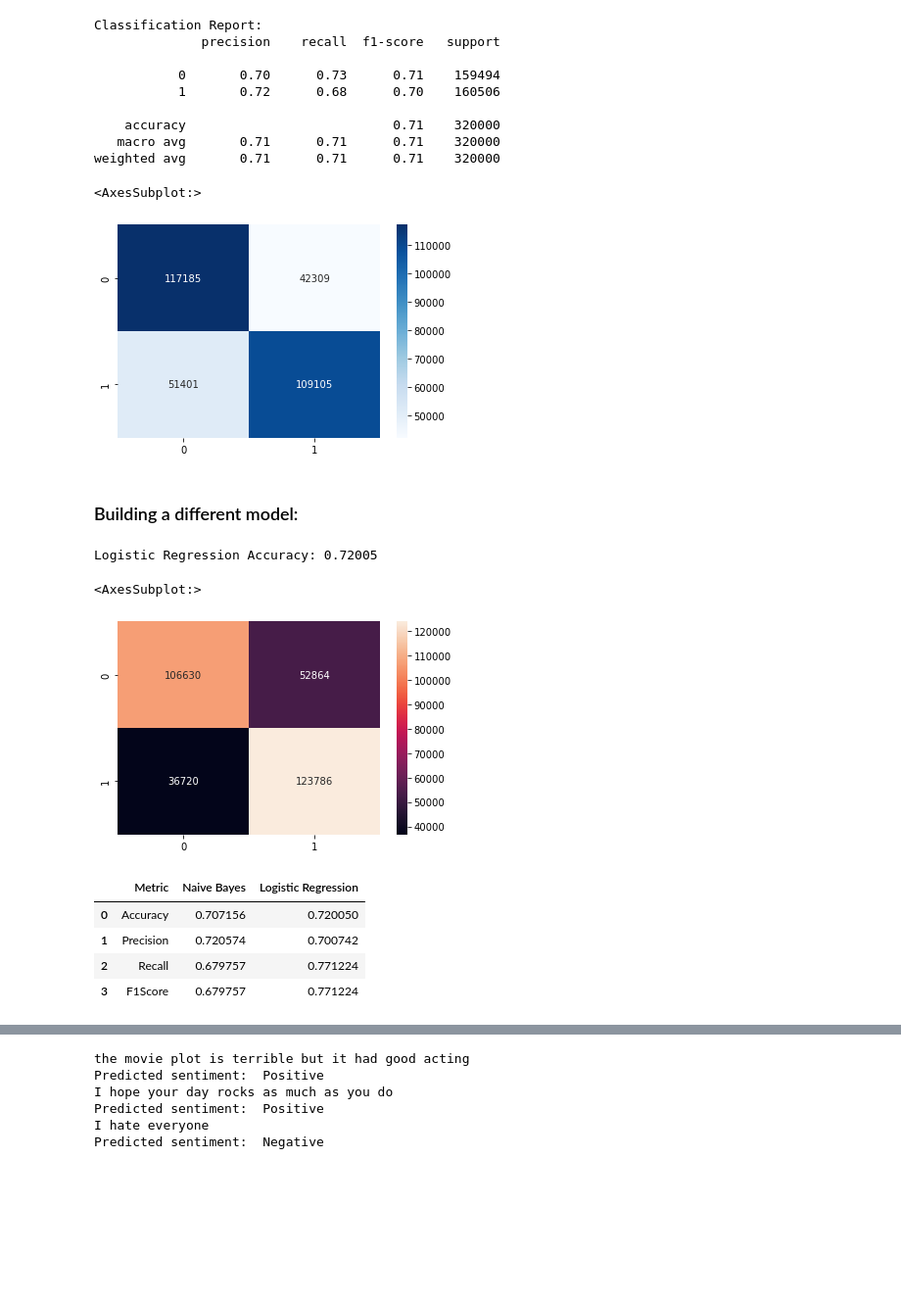
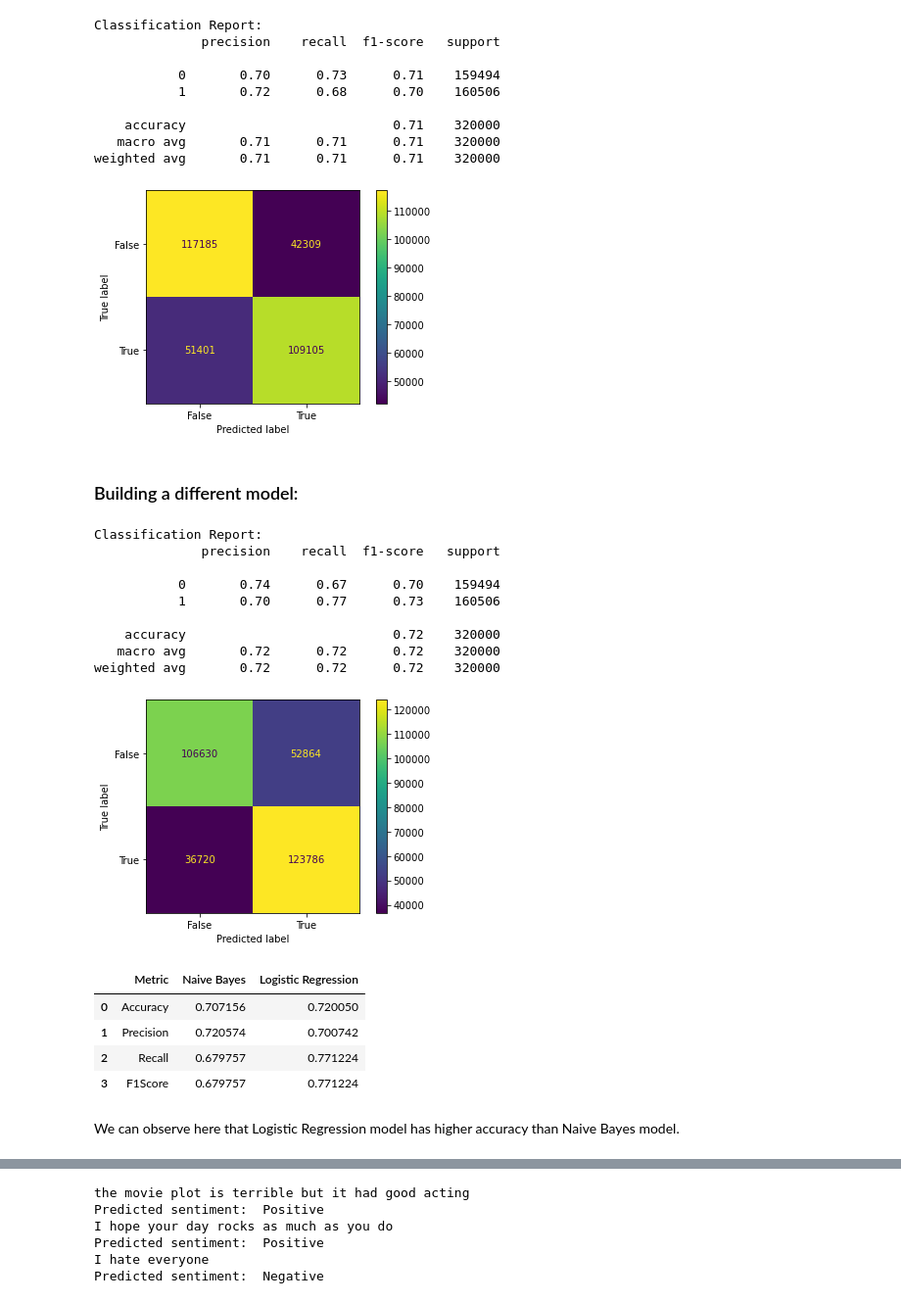
Before and after one commit to thomson18/sentiment_analysis, a Jupyter notebook: sentiment_analysis.ipynb, the cells around one changed output, grey strips where cells are left out. Shown at 98% size. Drawn from its saved outputs; the diff is of its cells as text; code cells hidden in the pictures; blank space fills up the shorter version.

```diff
--- a/sentiment_analysis.ipynb
+++ b/sentiment_analysis.ipynb
@@ -371,12 +339,13 @@ Classification Report:
    macro avg       0.71      0.71      0.71    320000
 weighted avg       0.71      0.71      0.71    320000
 # %%
-# calculate the confusion matrix
+# Calculate the Confusion matrix for Naive Bayes model
 conf_mat_nb = confusion_matrix(y_test, y_pred_nb)
 
-# plot the confusion matrix
-sns.heatmap(conf_mat_nb, annot=True, fmt='d', cmap='Blues')
+cm_display_nb = ConfusionMatrixDisplay(confusion_matrix = conf_mat_nb, display_labels = [False, True])
+
+cm_display_nb.plot()
+plt.show()
 # %% [output]
-<AxesSubplot:>
-[figure, old version]
+[figure, new version]
 # %%
@@ -405,20 +374,30 @@ model_lr.fit(X_train_tfidf, y_train)
 
 # Make predictions on the test data
 y_pred_lr = model_lr.predict(X_test_tfidf)
-
-# Evaluate the model
-print("Logistic Regression Accuracy:", accuracy_score(y_test, y_pred_lr))
-# %% [output]
-Logistic Regression Accuracy: 0.72005
+# %%
+# Evaluating the performance of the model using different metrics.
+print("Classification Report: ")
+print(classification_report(y_test, y_pred_lr))
+# %% [output]
+Classification Report:
+              precision    recall  f1-score   support
+
+           0       0.74      0.67      0.70    159494
+           1       0.70      0.77      0.73    160506
+
+    accuracy                           0.72    320000
+   macro avg       0.72      0.72      0.72    320000
+weighted avg       0.72      0.72      0.72    320000
 # %%
-# calculate the confusion matrix
+# Calculate the confusion matrix for Logistic regression model
 conf_mat_lr = confusion_matrix(y_test, y_pred_lr)
 
-# plot the confusion matrix
-sns.heatmap(conf_mat_lr, annot=True, fmt='d')
+cm_display_lr = ConfusionMatrixDisplay(confusion_matrix = conf_mat_lr, display_labels = [False, True])
+
+cm_display_lr.plot()
+plt.show()
 # %% [output]
-<AxesSubplot:>
-[figure, old version]
+[figure, new version]
 # %%
 lr_metrics = metrics(y_test, y_pred_lr)
 # %%
@@ -437,4 +416,6 @@ df_metrics
 | 1 | Precision | 0.720574 | 0.700742 |
 | 2 | Recall | 0.679757 | 0.771224 |
 | 3 | F1Score | 0.679757 | 0.771224 |
+# %% [markdown]
+We can observe here that Logistic Regression model has higher accuracy than Naive Bayes model.
 # %% [markdown]
```
Also changed, not shown: parts of 11 cells of this notebook.
